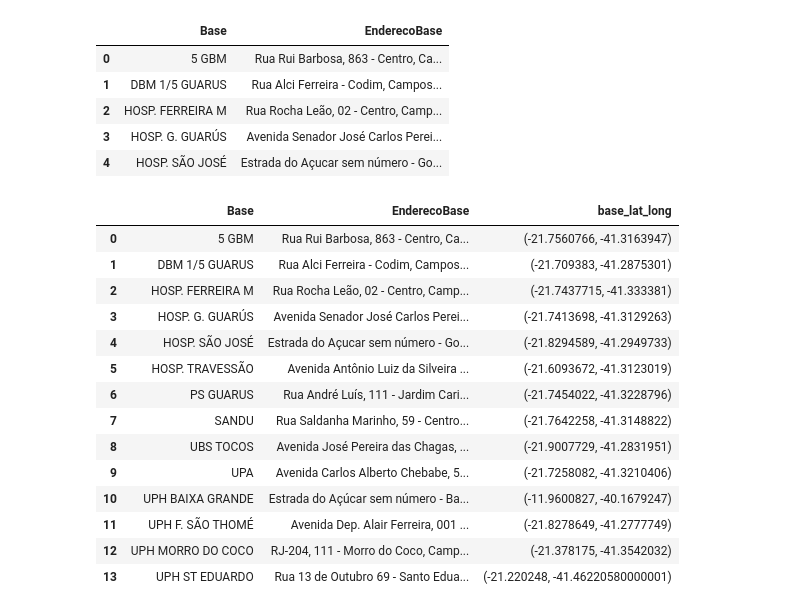
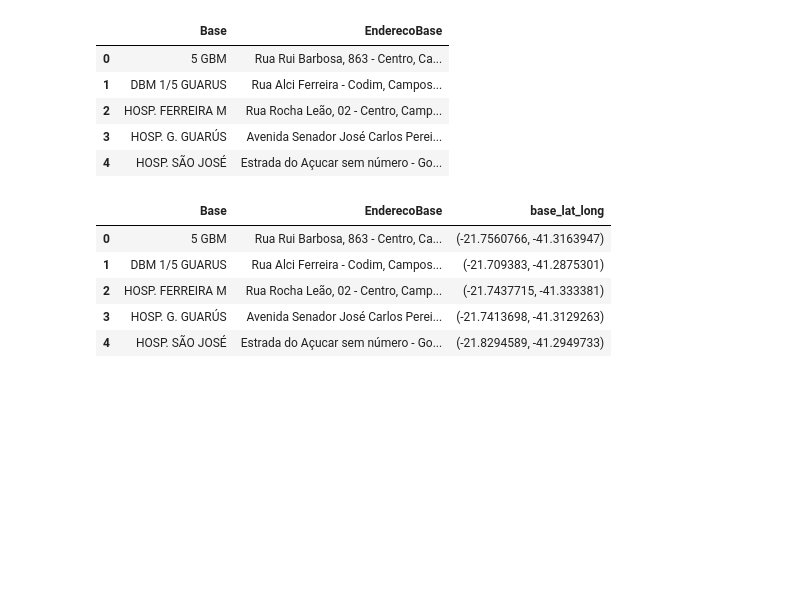
Before and after one commit to silva-fabiofreitas/P-Median, a Jupyter notebook: notebooks/Pmedian_Ambulance.ipynb, the cells around one changed output. Cells and saved outputs as stored; diff of their text form; code cells hidden in the pictures; blank space fills up the shorter version.

```diff
--- a/notebooks/Pmedian_Ambulance.ipynb
+++ b/notebooks/Pmedian_Ambulance.ipynb
@@ -113,20 +118,16 @@ df_base.head()
 | 4 | HOSP. SÃO JOSÉ | Estrada do Açucar sem número - Go... |
 # %%
 # Obeter cooderndas geograficas das facilidades
-df_base['base_lat_long'] = df_base['EnderecoBase'].map(get_lat_log_from_addres)
+if not pathlib.Path('../data/base.csv').exists():
+    df_base['base_lat_long'] = df_base['EnderecoBase'].map(get_lat_log_from_addres)
+    df_base.to_csv('../data/base.csv')
+
+df_base = pd.read_csv('../data/base.csv', index_col=0)
+df_base.head()
 # %% [output]
 |  | Base | EnderecoBase | base_lat_long |
 | 0 | 5 GBM | Rua Rui Barbosa, 863 - Centro, Ca... | (-21.7560766, -41.3163947) |
 | 1 | DBM 1/5 GUARUS | Rua Alci Ferreira - Codim, Campos... | (-21.709383, -41.2875301) |
 | 2 | HOSP. FERREIRA M | Rua Rocha Leão, 02 - Centro, Camp... | (-21.7437715, -41.333381) |
 | 3 | HOSP. G. GUARÚS | Avenida Senador José Carlos Perei... | (-21.7413698, -41.3129263) |
 | 4 | HOSP. SÃO JOSÉ | Estrada do Açucar sem número - Go... | (-21.8294589, -41.2949733) |
-| 5 | HOSP. TRAVESSÃO | Avenida Antônio Luiz da Silveira ... | (-21.6093672, -41.3123019) |
-| 6 | PS GUARUS | Rua André Luís, 111 - Jardim Cari... | (-21.7454022, -41.3228796) |
-| 7 | SANDU | Rua Saldanha Marinho, 59 - Centro... | (-21.7642258, -41.3148822) |
-| 8 | UBS TOCOS | Avenida José Pereira das Chagas, ... | (-21.9007729, -41.2831951) |
-| 9 | UPA | Avenida Carlos Alberto Chebabe, 5... | (-21.7258082, -41.3210406) |
-| 10 | UPH BAIXA GRANDE | Estrada do Açúcar sem número - Ba... | (-11.9600827, -40.1679247) |
-| 11 | UPH F. SÃO THOMÉ | Avenida Dep. Alair Ferreira, 001 ... | (-21.8278649, -41.2777749) |
-| 12 | UPH MORRO DO COCO | RJ-204, 111 - Morro do Coco, Camp... | (-21.378175, -41.3542032) |
-| 13 | UPH ST EDUARDO | Rua 13 de Outubro 69 - Santo Edua... | (-21.220248, -41.46220580000001) |
```
Also changed, not shown: parts of 25 cells of this notebook, 5 other files.
